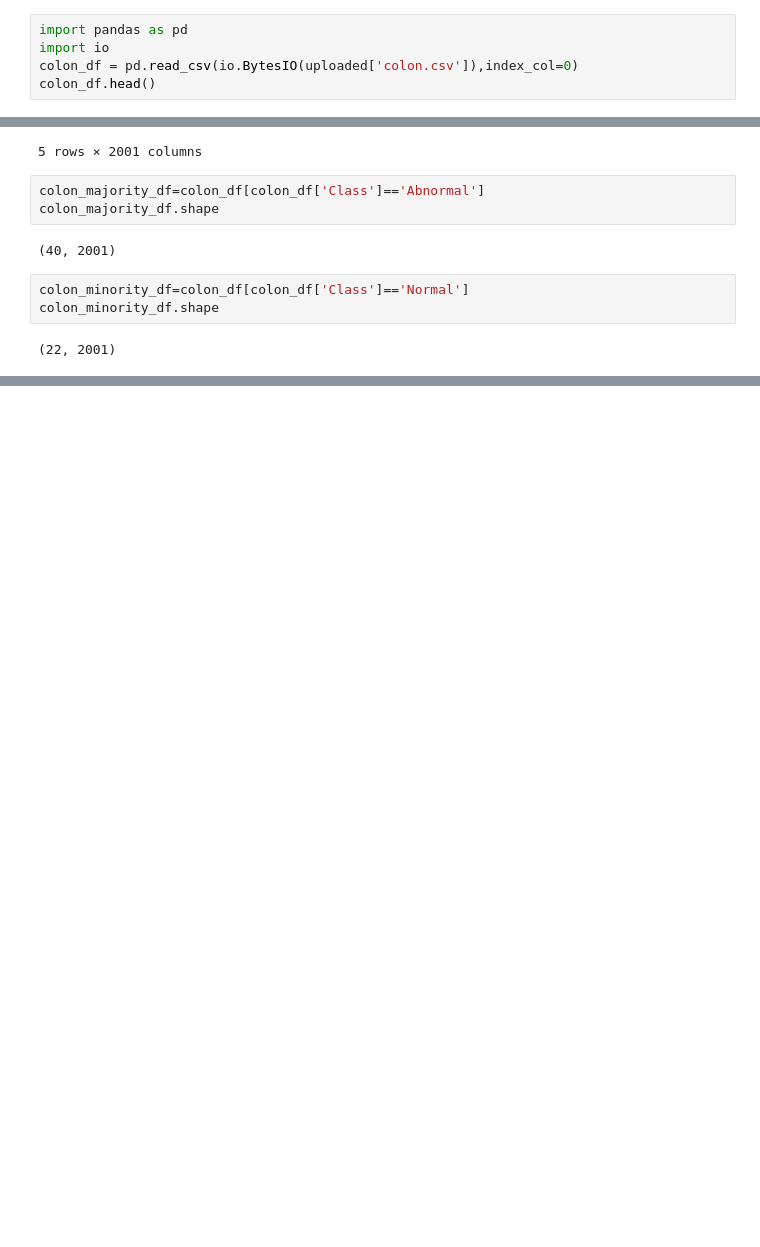
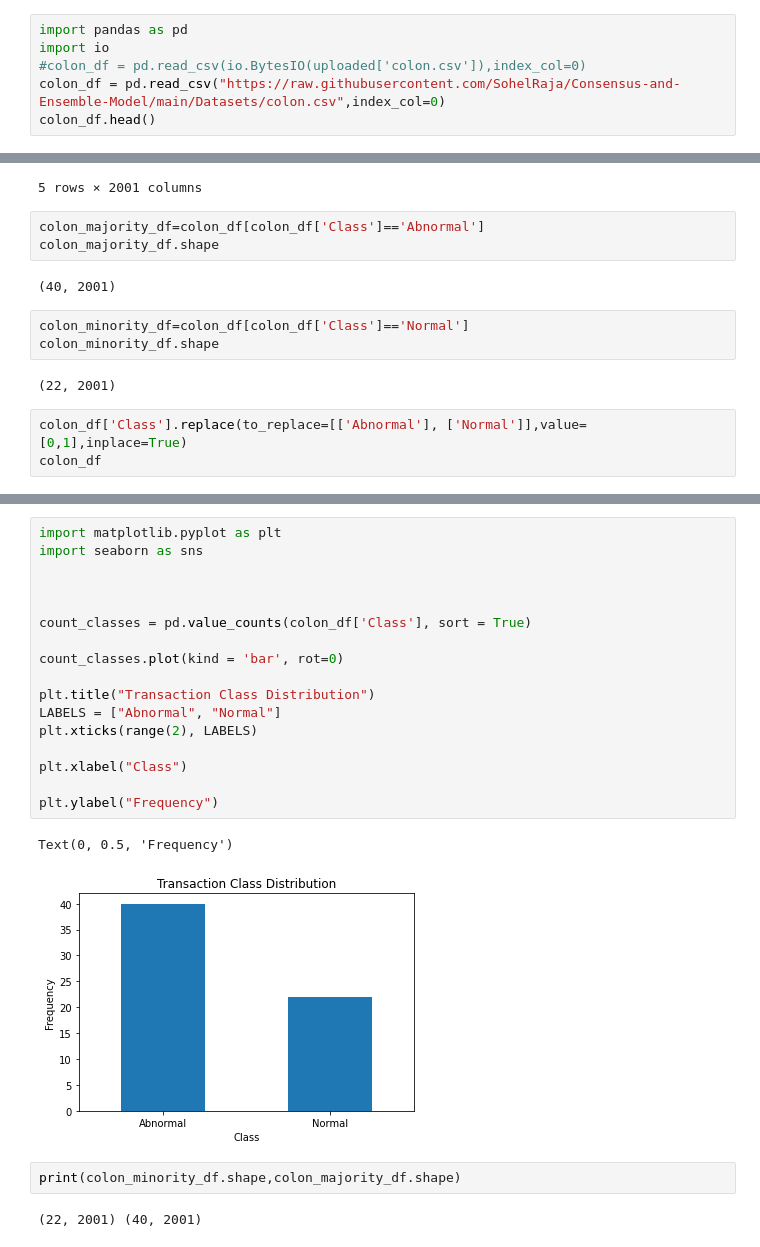
Before and after one commit to disha2sinha/Reducing-Imbalanced-dataset-by-Under-sampling-approach-Consensus-Clustering, a Jupyter notebook: Reducing_Imbalanced_dataset_by_Under_sampling_approach_(Consensus_Clustering).ipynb, the cells around one changed output, grey strips where cells are left out. Drawn from its saved outputs; the diff is of its cells as text; blank space fills up the shorter version.

```diff
--- a/Reducing_Imbalanced_dataset_by_Under_sampling_approach_(Consensus_Clustering).ipynb
+++ b/Reducing_Imbalanced_dataset_by_Under_sampling_approach_(Consensus_Clustering).ipynb
@@ -11,7 +5,8 @@ Saving colon.csv to colon.csv
 # %%
 import pandas as pd
 import io
-colon_df = pd.read_csv(io.BytesIO(uploaded['colon.csv']),index_col=0)
+#colon_df = pd.read_csv(io.BytesIO(uploaded['colon.csv']),index_col=0)
+colon_df = pd.read_csv("https://raw.githubusercontent.com/SohelRaja/Consensus-and-Ensemble-Model/main/Datasets/colon.csv",index_col=0)
 colon_df.head()
 # %% [output]
 |  | H55933 | R39465 | R39465_ | R85482 | U14973 | R02593 | T51496 | H80240 | T65938 | T55131 | T72863 | ... |
@@ -31,3 +26,6 @@ colon_minority_df=colon_df[colon_df['Class']=='Normal']
 colon_minority_df.shape
 # %% [output]
 (22, 2001)
+# %%
+colon_df['Class'].replace(to_replace=[['Abnormal'], ['Normal']],value=[0,1],inplace=True)
+colon_df
@@ -33,0 +74,24 @@ colon_minority_df.shape
+# %%
+import matplotlib.pyplot as plt
+import seaborn as sns
+
+
+
+count_classes = pd.value_counts(colon_df['Class'], sort = True)
+
+count_classes.plot(kind = 'bar', rot=0)
+
+plt.title("Transaction Class Distribution")
+LABELS = ["Abnormal", "Normal"]
+plt.xticks(range(2), LABELS)
+
+plt.xlabel("Class")
+
+plt.ylabel("Frequency")
+# %% [output]
+Text(0, 0.5, 'Frequency')
+[figure, added]
+# %%
+print(colon_minority_df.shape,colon_majority_df.shape)
+# %% [output]
+(22, 2001) (40, 2001)
```
Also changed, not shown: parts of 34 cells of this notebook.
